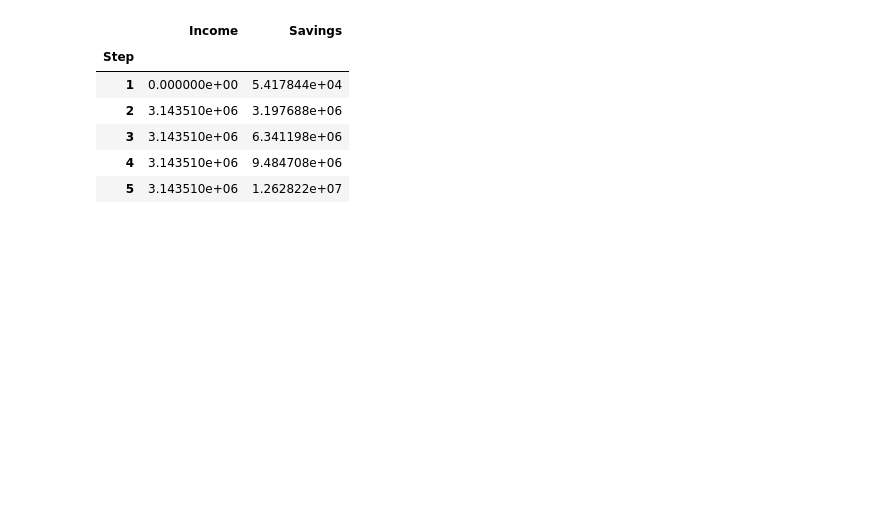
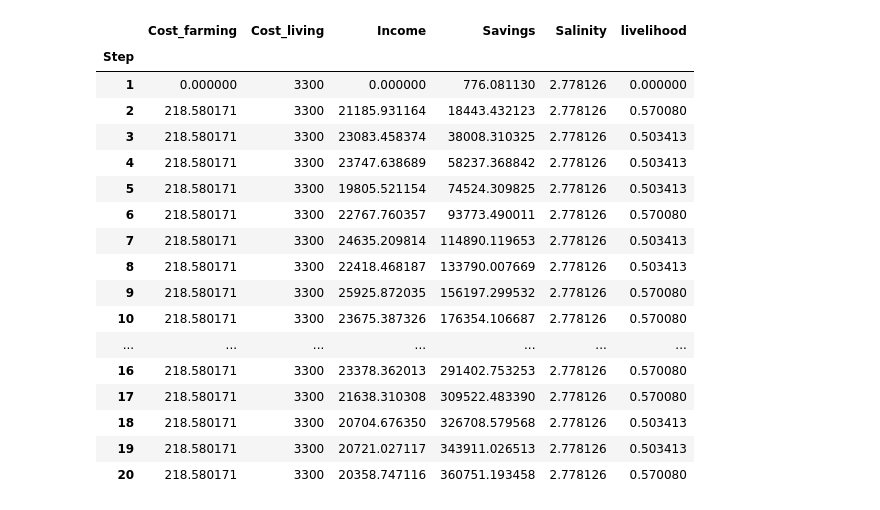
Before and after one commit to Juliettevanalst/Thesis, a Jupyter notebook: Model_run.ipynb, the cells around one changed output. Cells and saved outputs as stored; diff of their text form; code cells hidden in the pictures; blank space fills up the shorter version.

Commit message:
Small farmer agent has abilities and livelihoods

```diff
--- a/Model_run.ipynb
+++ b/Model_run.ipynb
@@ -10,12 +28,23 @@ for j in range(20):
 # %%
 agent_data = model.datacollector.get_agent_vars_dataframe()
-agent_data = agent_data.groupby(by="Step").mean()
-agent_data.head(5)
+agent_data = agent_data.xs(3, level="AgentID")
+agent_data
 # %% [output]
-|  | Income | Savings |
-| Step |  |  |
-| 1 | 0.000000e+00 | 5.417844e+04 |
-| 2 | 3.143510e+06 | 3.197688e+06 |
-| 3 | 3.143510e+06 | 6.341198e+06 |
-| 4 | 3.143510e+06 | 9.484708e+06 |
-| 5 | 3.143510e+06 | 1.262822e+07 |
+|  | Cost_farming | Cost_living | Income | Savings | Salinity | livelihood |
+| Step |  |  |  |  |  |  |
+| 1 | 0.000000 | 3300 | 0.000000 | 776.081130 | 2.778126 | 0.000000 |
+| 2 | 218.580171 | 3300 | 21185.931164 | 18443.432123 | 2.778126 | 0.570080 |
+| 3 | 218.580171 | 3300 | 23083.458374 | 38008.310325 | 2.778126 | 0.503413 |
+| 4 | 218.580171 | 3300 | 23747.638689 | 58237.368842 | 2.778126 | 0.503413 |
+| 5 | 218.580171 | 3300 | 19805.521154 | 74524.309825 | 2.778126 | 0.503413 |
+| 6 | 218.580171 | 3300 | 22767.760357 | 93773.490011 | 2.778126 | 0.570080 |
+| 7 | 218.580171 | 3300 | 24635.209814 | 114890.119653 | 2.778126 | 0.503413 |
+| 8 | 218.580171 | 3300 | 22418.468187 | 133790.007669 | 2.778126 | 0.503413 |
+| 9 | 218.580171 | 3300 | 25925.872035 | 156197.299532 | 2.778126 | 0.570080 |
+| 10 | 218.580171 | 3300 | 23675.387326 | 176354.106687 | 2.778126 | 0.570080 |
+| ... | ... | ... | ... | ... | ... | ... |
+| 16 | 218.580171 | 3300 | 23378.362013 | 291402.753253 | 2.778126 | 0.570080 |
+| 17 | 218.580171 | 3300 | 21638.310308 | 309522.483390 | 2.778126 | 0.570080 |
+| 18 | 218.580171 | 3300 | 20704.676350 | 326708.579568 | 2.778126 | 0.503413 |
+| 19 | 218.580171 | 3300 | 20721.027117 | 343911.026513 | 2.778126 | 0.503413 |
+| 20 | 218.580171 | 3300 | 20358.747116 | 360751.193458 | 2.778126 | 0.570080 |
```
Also changed, not shown: parts of 1 cell of this notebook, 3 other files.
